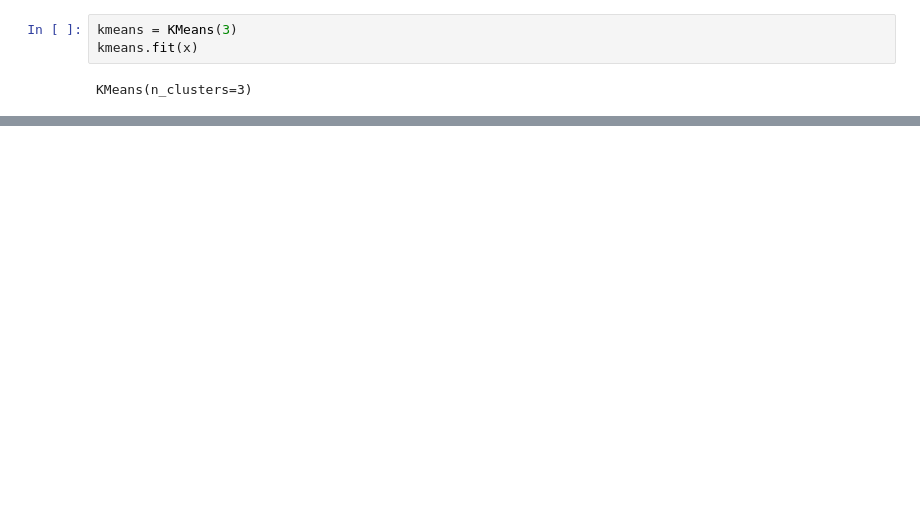
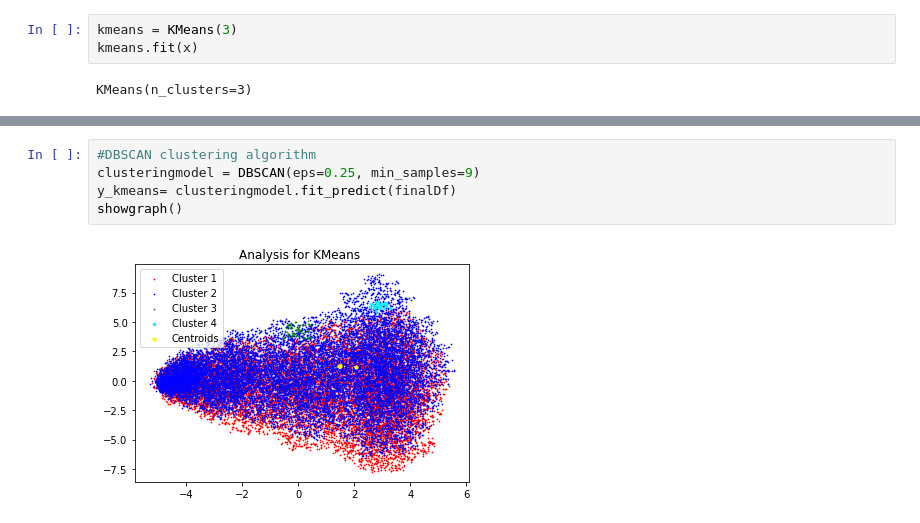
Before and after one commit to henriquesilva30/AO_tp2, a Jupyter notebook: clustering/matchwin_clustering.ipynb, the cells around one changed output, grey strips where cells are left out. Saved outputs shown, nothing was run; the diff lists cells and outputs as text; blank space fills up the shorter version.

```diff
--- a/clustering/matchwin_clustering.ipynb
+++ b/clustering/matchwin_clustering.ipynb
@@ -76,0 +145,7 @@ Text(0, 0.5, 'WCSS')
+# %%
+#DBSCAN clustering algorithm
+clusteringmodel = DBSCAN(eps=0.25, min_samples=9)
+y_kmeans= clusteringmodel.fit_predict(finalDf)
+showgraph()
+# %% [output]
+[figure, added]
```
Also changed, not shown: parts of 16 cells of this notebook, 1 other file.
